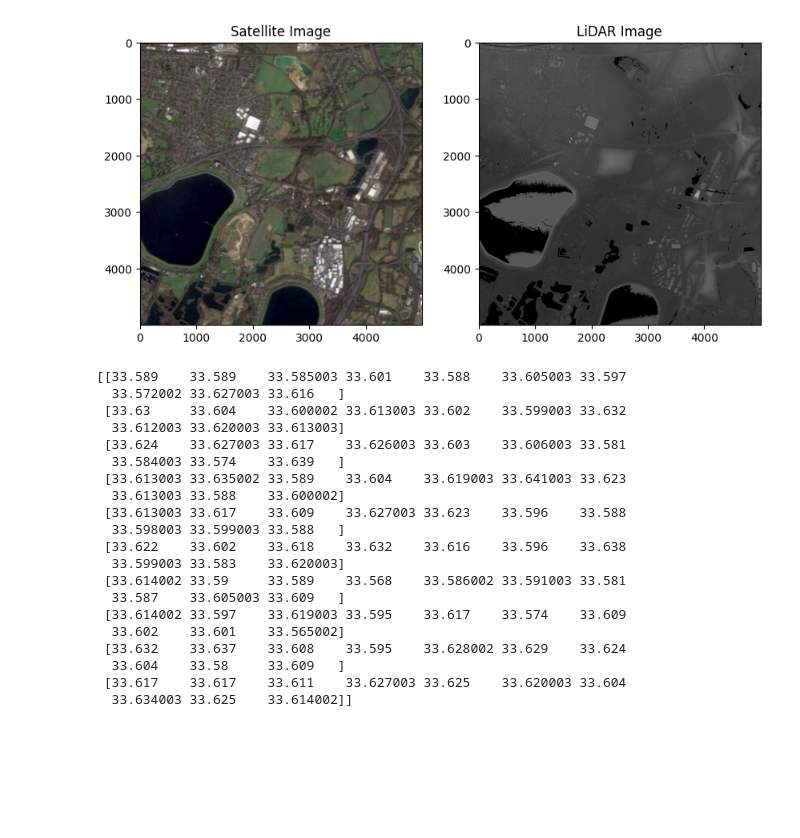
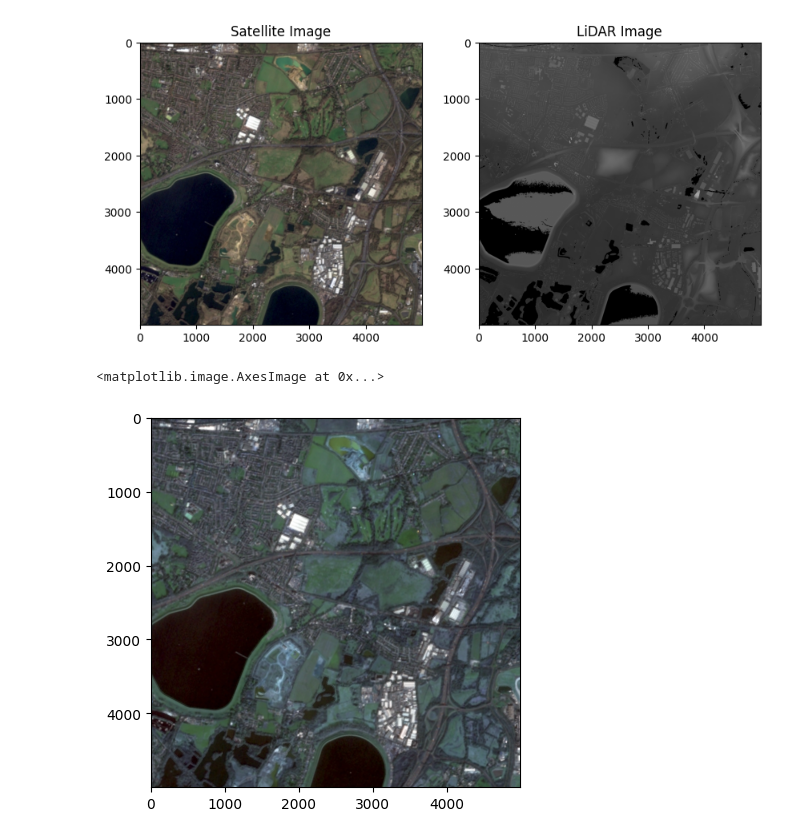
Before and after one commit to William0614/SatelliteImageUpscaler, a Jupyter notebook: ImageUpscale.ipynb, the cells around one changed output. Cells and saved outputs as stored; diff of their text form; code cells hidden in the pictures; blank space fills up the shorter version.

Commit message:
bilateral filtering

```diff
--- a/ImageUpscale.ipynb
+++ b/ImageUpscale.ipynb
@@ -27,4 +26,4 @@ LiDAR image dtype: float32
 [figure]
 # %%
-img_up = cv2.resize(img_rgb, img_lidar.shape[::-1])
+img_interp = cv2.resize(img_rgb, img_lidar.shape[::-1], interpolation=cv2.INTER_CUBIC)
 img_lidar = np.clip(img_lidar, min=0, max=None)
@@ -46,25 +42,21 @@ plt.show()
 # %% [output]
 [figure]
 # %%
-print(img_lidar[3000:3010, 1000:1010])
+img_up = np.zeros_like(img_interp)
+h, w = img_interp.shape[:2]
+for i in range(h):
+    for j in range(w):
+        x1, x2 = max(0, j-5), min(w, j+6)
+        y1, y2 = max(0, i-5), min(h, i+6)
+        filter = img_lidar[y1: y2, x1:x2] - img_lidar[i, j]
+        filter = np.abs(filter)
+        if np.sum(filter) == 0:
+            filter = np.ones_like(filter)
+        filter /= np.sum(filter)
+        for c in range(3):
+            img_up[i, j, c] = np.sum(img_interp[y1:y2, x1:x2, c] * filter)
+cv2.imwrite('out.jpg', img_up)
+plt.imshow(img_up)
 # %% [output]
-[[33.589    33.589    33.585003 33.601    33.588    33.605003 33.597
-  33.572002 33.627003 33.616   ]
- [33.63     33.604    33.600002 33.613003 33.602    33.599003 33.632
-  33.612003 33.620003 33.613003]
- [33.624    33.627003 33.617    33.626003 33.603    33.606003 33.581
-  33.584003 33.574    33.639   ]
- [33.613003 33.635002 33.589    33.604    33.619003 33.641003 33.623
-  33.613003 33.588    33.600002]
- [33.613003 33.617    33.609    33.627003 33.623    33.596    33.588
-  33.598003 33.599003 33.588   ]
- [33.622    33.602    33.618    33.632    33.616    33.596    33.638
-  33.599003 33.583    33.620003]
- [33.614002 33.59     33.589    33.568    33.586002 33.591003 33.581
-  33.587    33.605003 33.609   ]
- [33.614002 33.597    33.619003 33.595    33.617    33.574    33.609
-  33.602    33.601    33.565002]
- [33.632    33.637    33.608    33.595    33.628002 33.629    33.624
-  33.604    33.58     33.609   ]
- [33.617    33.617    33.611    33.627003 33.625    33.620003 33.604
-  33.634003 33.625    33.614002]]
+<matplotlib.image.AxesImage at 0x...>
+[figure, added]
```
Also changed, not shown: parts of 3 cells of this notebook, 7 other files.
